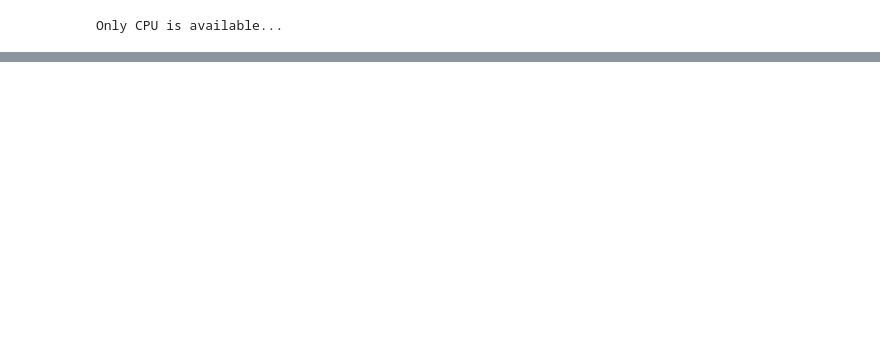
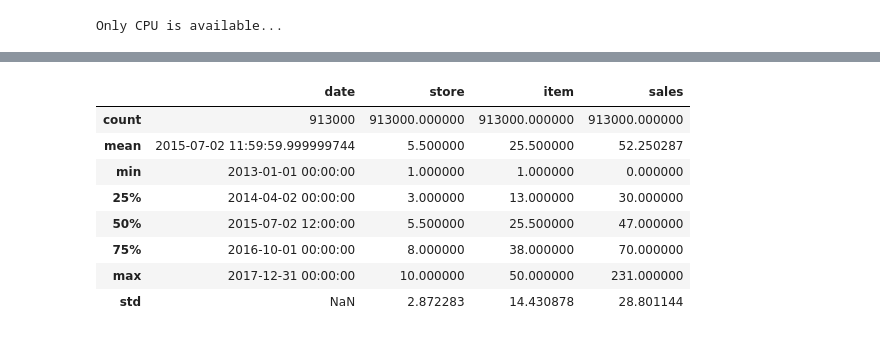
Before and after one commit to richardhoehn/mtsu.csci.7850.project, a Jupyter notebook: src/notebooks/data-loader.ipynb, the cells around one changed output, grey strips where cells are left out. Cells and saved outputs as stored; diff of their text form; code cells hidden in the pictures; blank space fills up the shorter version.

```diff
--- a/src/notebooks/data-loader.ipynb
+++ b/src/notebooks/data-loader.ipynb
@@ -117,0 +112,18 @@ After filter: (1826, 4)
+# %%
+# Group by date and sum sales
+train_df['date'] = pd.to_datetime(train_df['date'], format=cfg_data_date_fmt)
+
+df_grouped_date_store = train_df.groupby(['date', 'store'])['sales'].sum().reset_index()
+df_grouped_date = train_df.groupby(['date'])['sales'].sum().reset_index()
+
+print(train_df)
+print(df_grouped_date)
+print(df_grouped_date_store)
+
+# Pivot the DataFrame
+pivot_df = df_grouped_date_store.pivot(index='date', columns='store', values='sales')
+
+# Resetting the index if you want 'date' as a regular column
+pivot_df = pivot_df.reset_index()
+
+print(pivot_df)
@@ -117,0 +148,13 @@ After filter: (1826, 4)
+# %%
+train_df.describe()
+#grouped_df.describe()
+# %% [output]
+|  | date | store | item | sales |
+| count | 913000 | 913000.000000 | 913000.000000 | 913000.000000 |
+| mean | 2015-07-02 11:59:59.999999744 | 5.500000 | 25.500000 | 52.250287 |
+| min | 2013-01-01 00:00:00 | 1.000000 | 1.000000 | 0.000000 |
+| 25% | 2014-04-02 00:00:00 | 3.000000 | 13.000000 | 30.000000 |
+| 50% | 2015-07-02 12:00:00 | 5.500000 | 25.500000 | 47.000000 |
+| 75% | 2016-10-01 00:00:00 | 8.000000 | 38.000000 | 70.000000 |
+| max | 2017-12-31 00:00:00 | 10.000000 | 50.000000 | 231.000000 |
+| std | NaN | 2.872283 | 14.430878 | 28.801144 |
```
Also changed, not shown: parts of 6 cells of this notebook.
